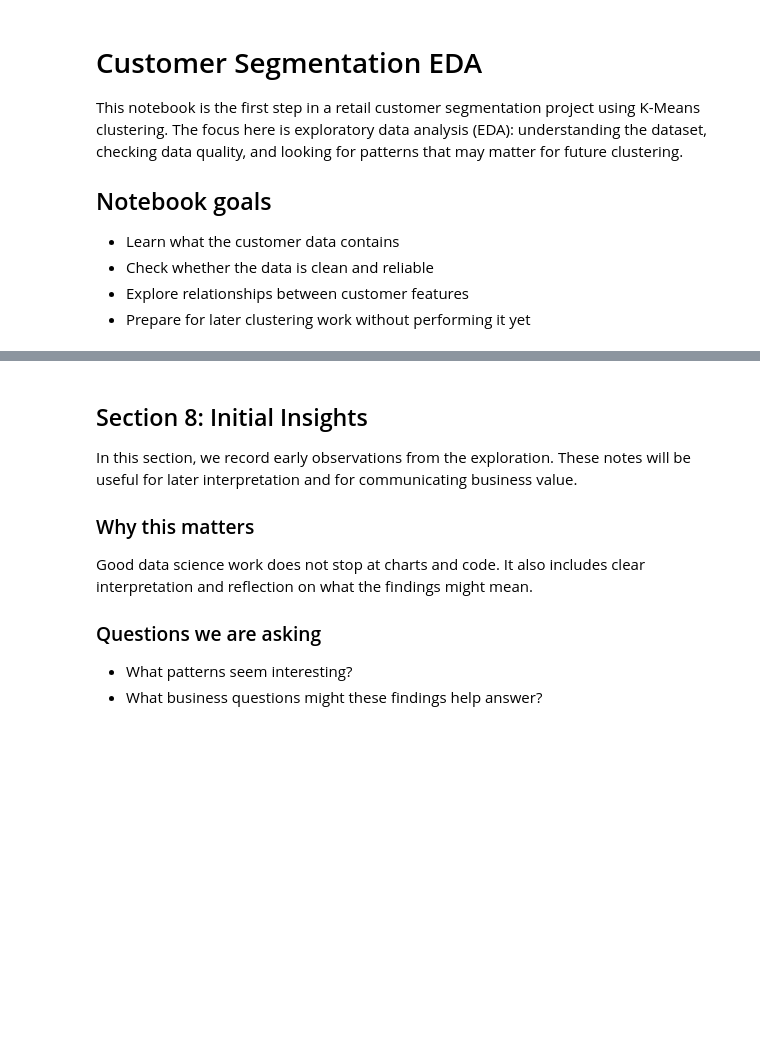
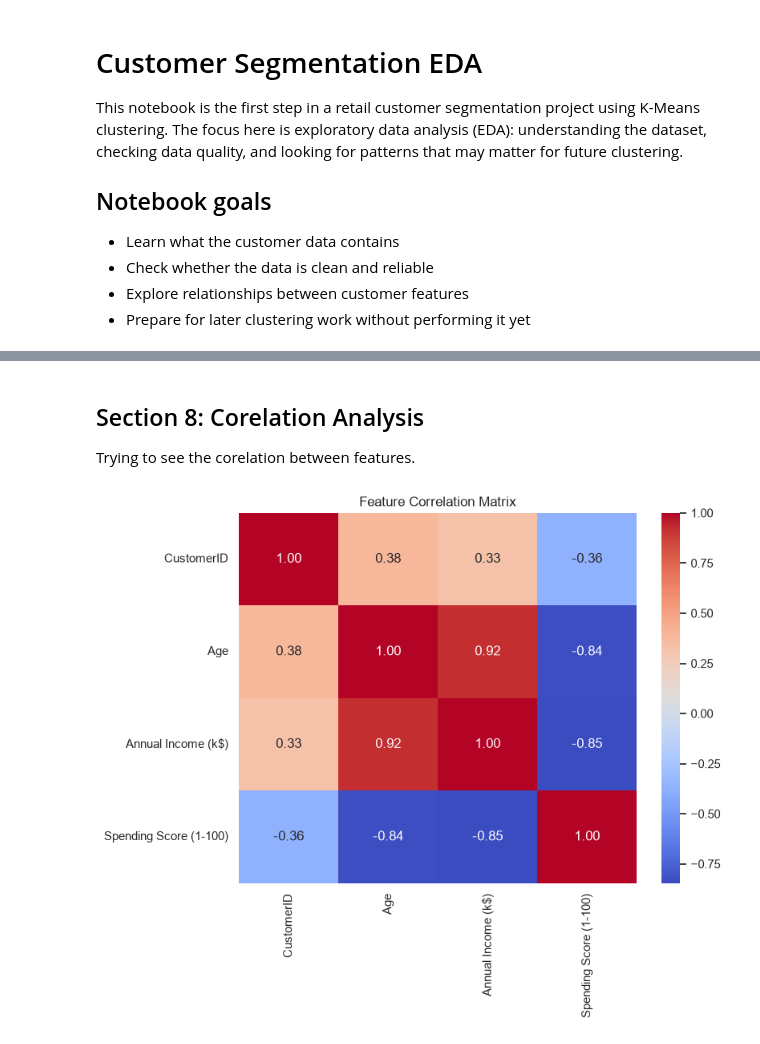
Before and after one commit to Nicho-Lie/Customer-Segmentation-using-K-Means-Clustering, a Jupyter notebook: notebooks/01_EDA.ipynb, the cells around one changed output, grey strips where cells are left out. Cells and saved outputs as stored; diff of their text form; code cells hidden in the pictures; blank space fills up the shorter version.

```diff
--- a/notebooks/01_EDA.ipynb
+++ b/notebooks/01_EDA.ipynb
@@ -166,11 +199,18 @@ plt.show()
 # %% [markdown]
-## Section 8: Initial Insights
+## Section 8: Corelation Analysis
 
-In this section, we record early observations from the exploration. These notes will be useful for later interpretation and for communicating business value.
-
-### Why this matters
-Good data science work does not stop at charts and code. It also includes clear interpretation and reflection on what the findings might mean.
-
-### Questions we are asking
-- What patterns seem interesting?
-- What business questions might these findings help answer?
+Trying to see the corelation between features.
+# %%
+plt.figure(figsize=(8,6))
+
+sns.heatmap(
+    df.select_dtypes(include="number").corr(),
+    annot=True,
+    cmap="coolwarm",
+    fmt=".2f"
+)
+
+plt.title("Feature Correlation Matrix")
+plt.show()
+# %% [output]
+[figure, added]
```
Also changed, not shown: parts of 21 cells of this notebook, 2 other files.
